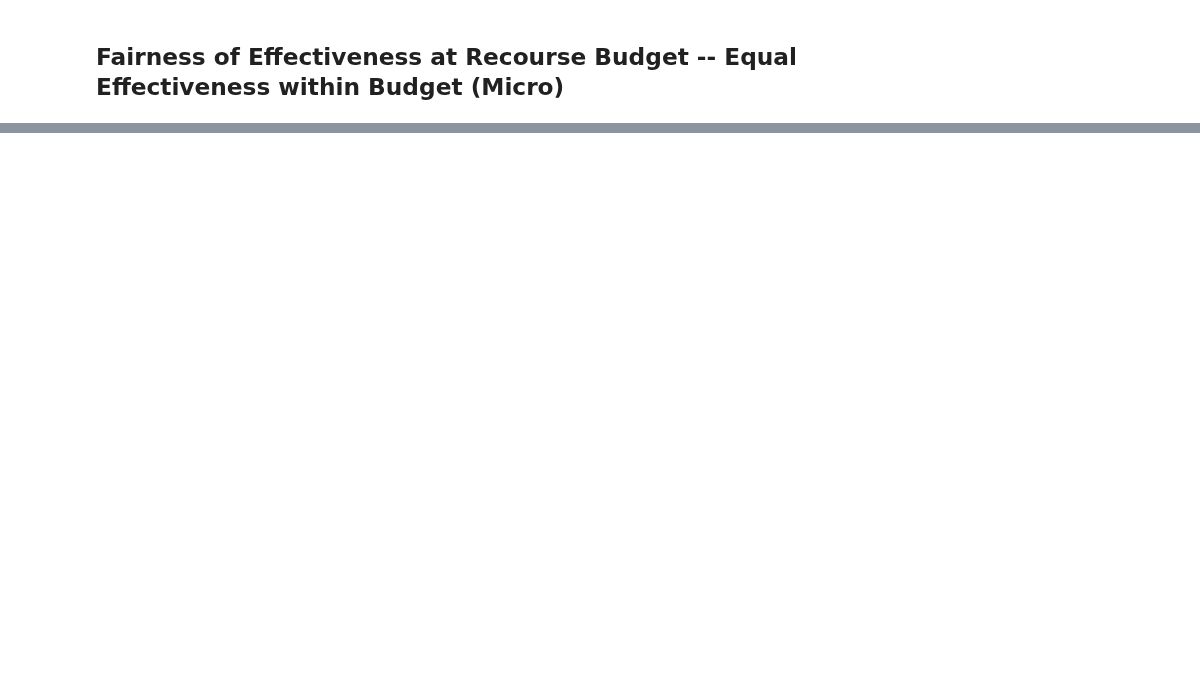
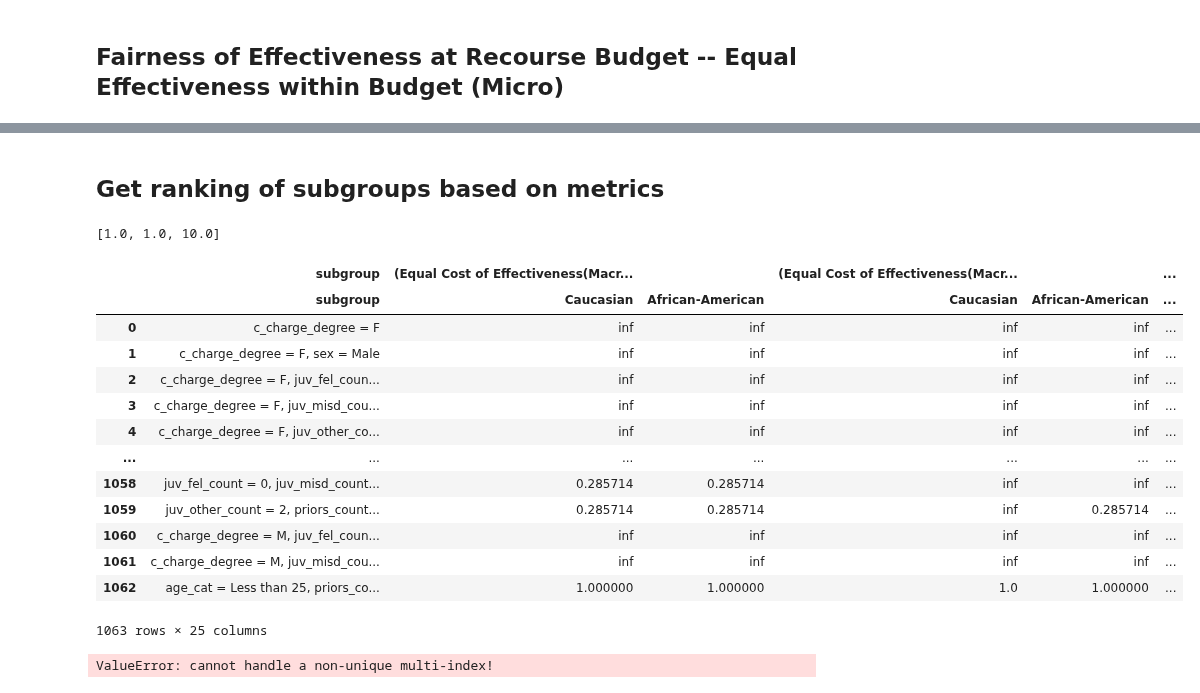
Before and after one commit to AutoFairAthenaRC/FACTS, a Jupyter notebook: facts/CompasDataset/Compas-Experiments.ipynb, the cells around one changed output, grey strips where cells are left out. Saved outputs shown, nothing was run; the diff lists cells and outputs as text; code cells hidden in the pictures; blank space fills up the shorter version.

```diff
--- a/facts/CompasDataset/Compas-Experiments.ipynb
+++ b/facts/CompasDataset/Compas-Experiments.ipynb
@@ -440,0 +442,52 @@ If juv_other_count = 1, priors_count = 0:
+# %% [markdown]
+## Get ranking of subgroups based on metrics
+# %%
+rules_with_both = {}
+for ifc, all_thens in rules_with_cumulative_correctness.items():
+    new_all_thens = {}
+    for sg, (cov, thens_cum) in all_thens.items():
+        thens_atom = rules_with_atomic_correctness[ifc][sg][1]
+        thens_atom_dict = {then: atom_cor for then, atom_cor in thens_atom}
+        new_all_thens[sg] = (cov, [(then, thens_atom_dict[then], cumcor) for then, cumcor, _cost in thens_cum])
+    rules_with_both[ifc] = new_all_thens
+# %%
+from facts.fairness_metrics_aggr import make_table, auto_budget_calculation
+budgets = auto_budget_calculation(rules_with_cumulative_correctness, cor_thres=0.5, percentiles=[0.3, 0.6, 0.9])
+budgets
+# %% [output]
+[1.0, 1.0, 10.0]
+# %%
+df = make_table(
+    rules_with_both,
+    sensitive_attribute_vals=["Caucasian", "African-American"],
+    effectiveness_thresholds=[0.3, 0.7],
+    cost_budgets=budgets,
+    params=params
+)
+
+df.drop(['weighted-average', 'mean-cost-cinf'], axis=1, inplace=True)
+# %%
+df
+# %% [output]
+|  | subgroup | (Equal Cost of Effectiveness(Macr... |  | (Equal Cost of Effectiveness(Macr... |  | ... |
+|  | subgroup | Caucasian | African-American | Caucasian | African-American | ... |
+| 0 | c_charge_degree = F | inf | inf | inf | inf | ... |
+| 1 | c_charge_degree = F, sex = Male | inf | inf | inf | inf | ... |
+| 2 | c_charge_degree = F, juv_fel_coun... | inf | inf | inf | inf | ... |
+| 3 | c_charge_degree = F, juv_misd_cou... | inf | inf | inf | inf | ... |
+| 4 | c_charge_degree = F, juv_other_co... | inf | inf | inf | inf | ... |
+| ... | ... | ... | ... | ... | ... | ... |
+| 1058 | juv_fel_count = 0, juv_misd_count... | 0.285714 | 0.285714 | inf | inf | ... |
+| 1059 | juv_other_count = 2, priors_count... | 0.285714 | 0.285714 | inf | 0.285714 | ... |
+| 1060 | c_charge_degree = M, juv_fel_coun... | inf | inf | inf | inf | ... |
+| 1061 | c_charge_degree = M, juv_misd_cou... | inf | inf | inf | inf | ... |
+| 1062 | age_cat = Less than 25, priors_co... | 1.000000 | 1.000000 | 1.0 | 1.000000 | ... |
+1063 rows × 25 columns
+# %%
+#table of differences between Male and Female for each metric
+diff = get_diff_table(df, with_abs = True)
+diff = diff.set_index('subgroup')
+ranked = diff.drop(columns=[('Fair Effectiveness-Cost Trade-Off','bias')]).mask(diff == 0).rank(ascending = False,axis=0,method='dense')
+ranked = ranked.replace(np.nan,"Fair")
+# %% [output]
+ValueError: cannot handle a non-unique multi-index!
```
Also changed, not shown: parts of 11 cells of this notebook, 3 other files.
